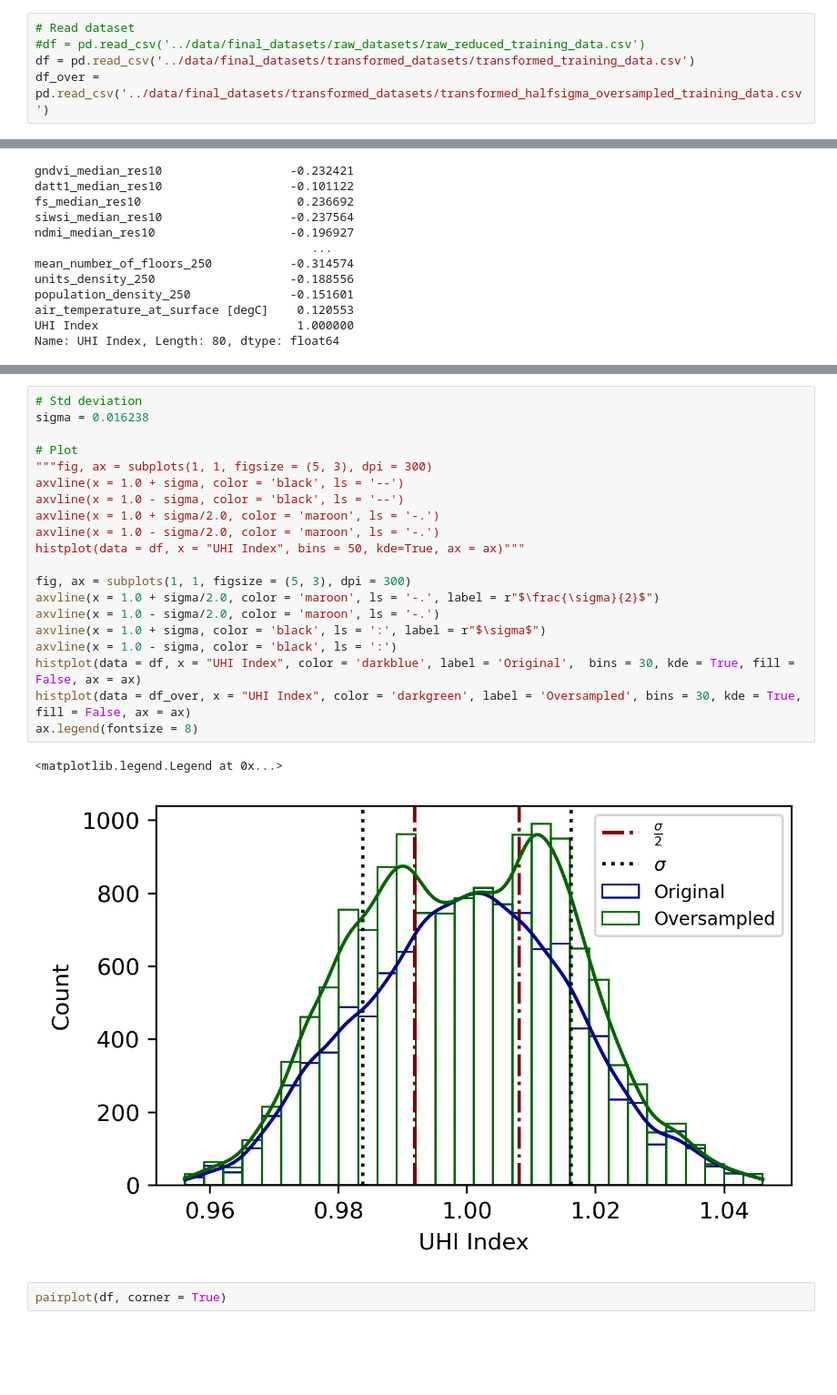
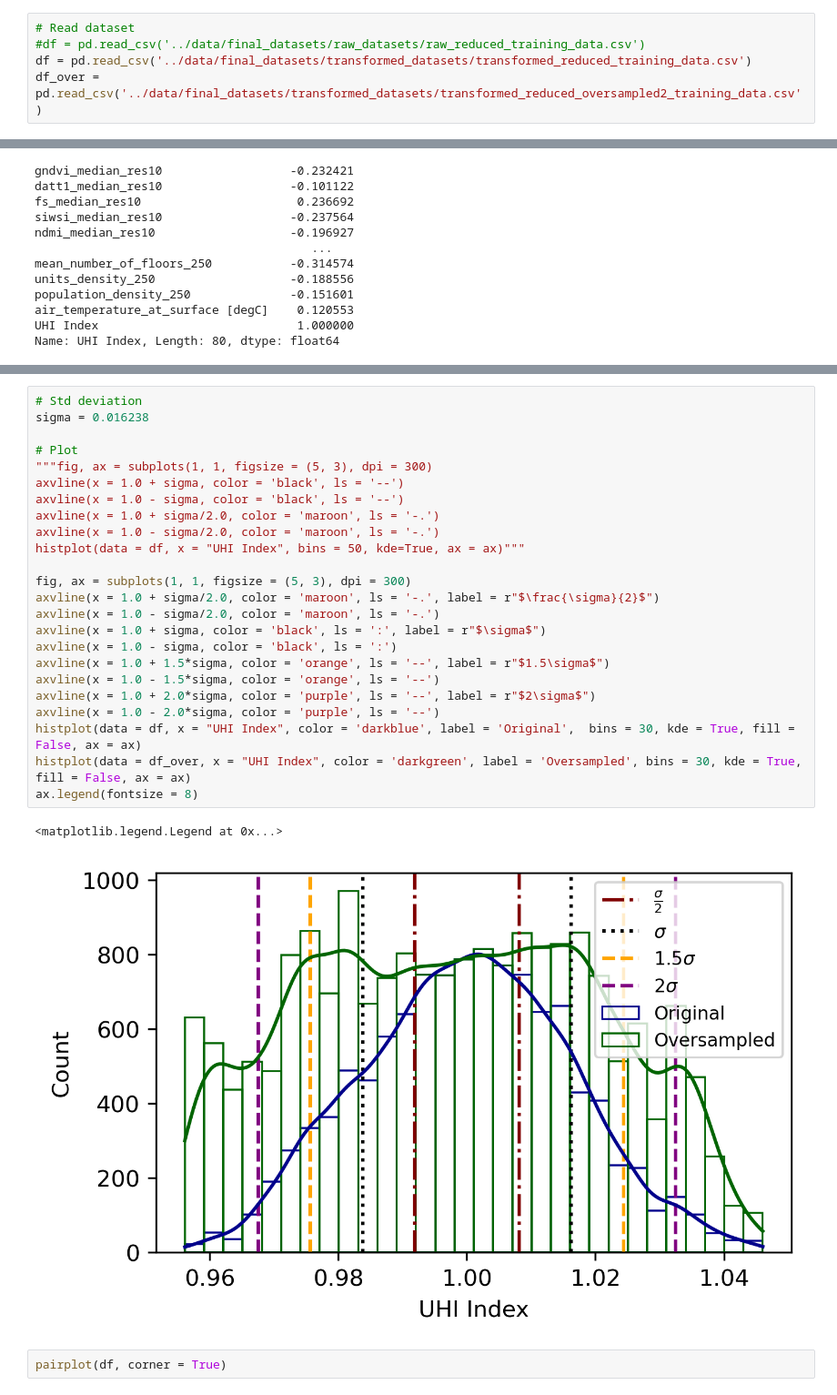
Before and after one commit to Santiq22/urban-heat-islands, a Jupyter notebook: notebooks/eda_final_dataset.ipynb, the cells around one changed output, grey strips where cells are left out. Shown at 91% size. Saved outputs shown, nothing was run; the diff lists cells and outputs as text; blank space fills up the shorter version.

Commit message:
New SMOTE, oversampled and interactions datasets

```diff
--- a/notebooks/eda_final_dataset.ipynb
+++ b/notebooks/eda_final_dataset.ipynb
@@ -14,8 +14,8 @@ from sklearn.preprocessing import StandardScaler
 # %%
 # Read dataset
 #df = pd.read_csv('../data/final_datasets/raw_datasets/raw_reduced_training_data.csv')
-df = pd.read_csv('../data/final_datasets/transformed_datasets/transformed_training_data.csv')
-df_over = pd.read_csv('../data/final_datasets/transformed_datasets/transformed_halfsigma_oversampled_training_data.csv')
+df = pd.read_csv('../data/final_datasets/transformed_datasets/transformed_reduced_training_data.csv')
+df_over = pd.read_csv('../data/final_datasets/transformed_datasets/transformed_reduced_oversampled2_training_data.csv')
 # %%
 df.head()
 # %% [output]
@@ -170,26 +170,30 @@ Name: UHI Index, dtype: float64
 # %%
 # Std deviation
 sigma = 0.016238
 
 # Plot
 """fig, ax = subplots(1, 1, figsize = (5, 3), dpi = 300)
 axvline(x = 1.0 + sigma, color = 'black', ls = '--')
 axvline(x = 1.0 - sigma, color = 'black', ls = '--')
 axvline(x = 1.0 + sigma/2.0, color = 'maroon', ls = '-.')
 axvline(x = 1.0 - sigma/2.0, color = 'maroon', ls = '-.')
 histplot(data = df, x = "UHI Index", bins = 50, kde=True, ax = ax)"""
 
 fig, ax = subplots(1, 1, figsize = (5, 3), dpi = 300)
 axvline(x = 1.0 + sigma/2.0, color = 'maroon', ls = '-.', label = r"$\frac{\sigma}{2}$")
 axvline(x = 1.0 - sigma/2.0, color = 'maroon', ls = '-.')
 axvline(x = 1.0 + sigma, color = 'black', ls = ':', label = r"$\sigma$")
 axvline(x = 1.0 - sigma, color = 'black', ls = ':')
+axvline(x = 1.0 + 1.5*sigma, color = 'orange', ls = '--', label = r"$1.5\sigma$")
+axvline(x = 1.0 - 1.5*sigma, color = 'orange', ls = '--')
+axvline(x = 1.0 + 2.0*sigma, color = 'purple', ls = '--', label = r"$2\sigma$")
+axvline(x = 1.0 - 2.0*sigma, color = 'purple', ls = '--')
 histplot(data = df, x = "UHI Index", color = 'darkblue', label = 'Original',  bins = 30, kde = True, fill = False, ax = ax)
 histplot(data = df_over, x = "UHI Index", color = 'darkgreen', label = 'Oversampled', bins = 30, kde = True, fill = False, ax = ax)
 ax.legend(fontsize = 8)
 # %% [output]
 <matplotlib.legend.Legend at 0x...>
-[figure, old version]
+[figure, new version]
 # %%
 pairplot(df, corner = True)
 # %% [output]
```
Also changed, not shown: 57 other files.
